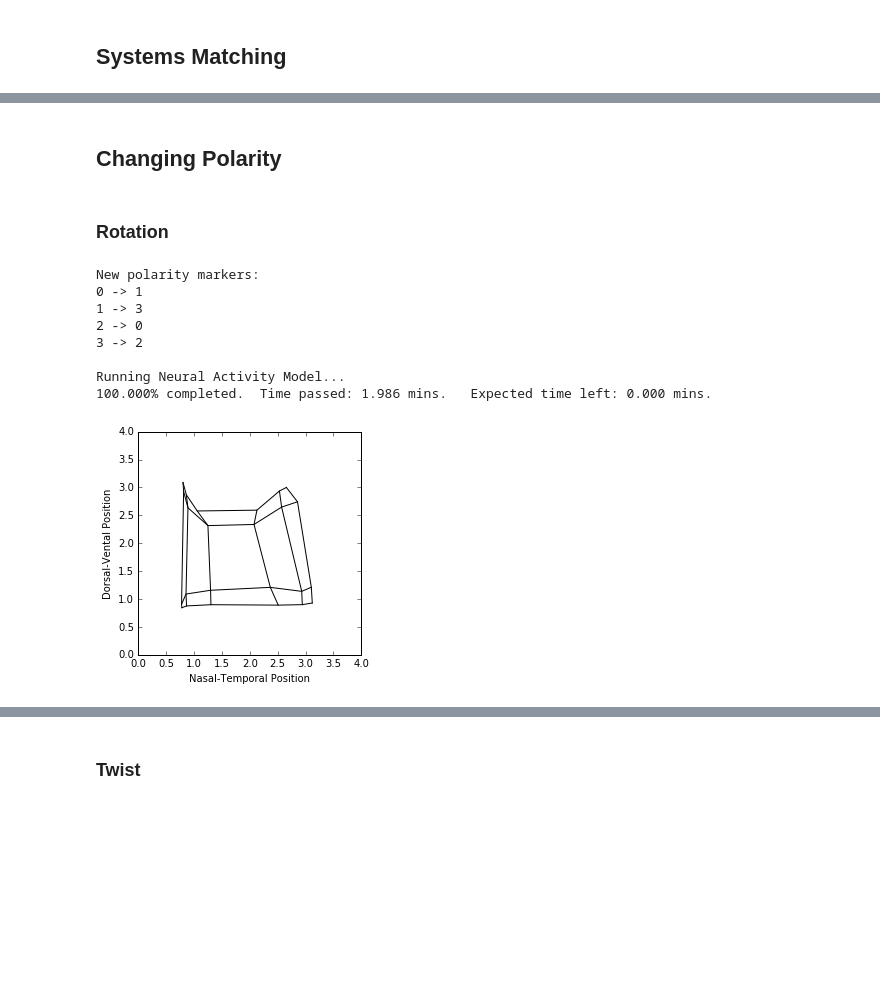
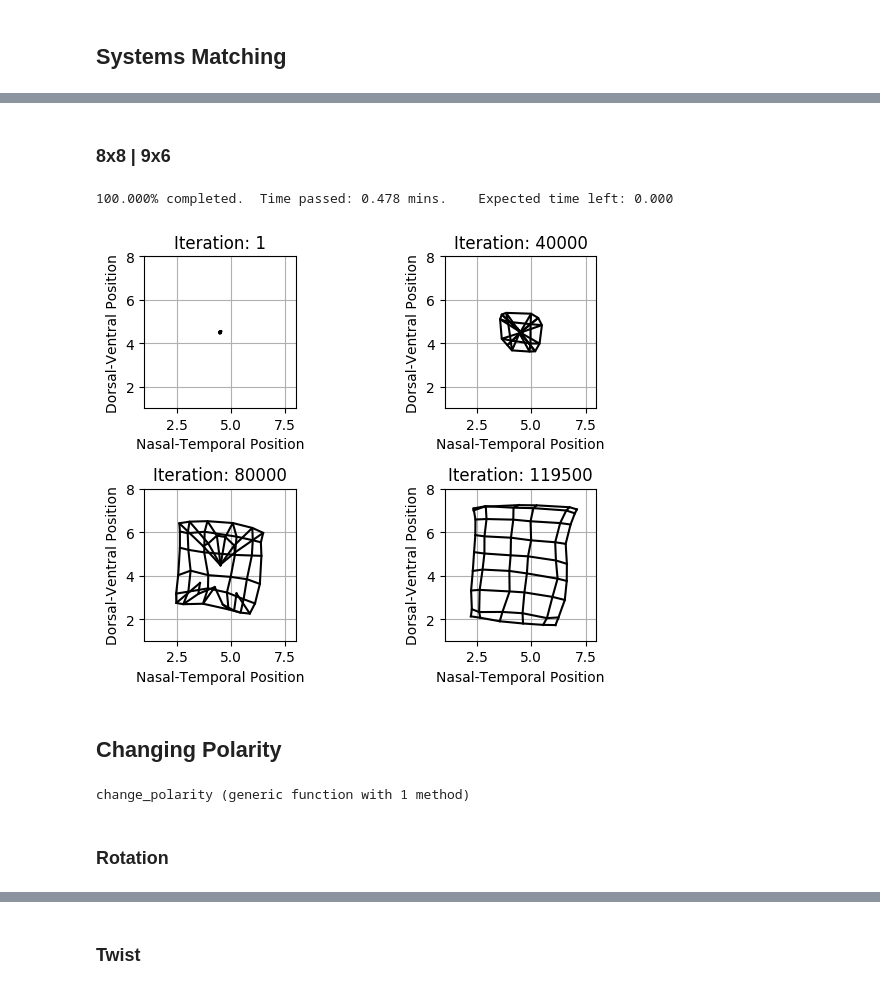
Before and after one commit to dkeitley/Map-Formation-Models, a Jupyter notebook: Neural_Activity_Model.ipynb, the cells around one changed output, grey strips where cells are left out. Saved outputs shown, nothing was run; the diff lists cells and outputs as text; code cells hidden in the pictures; blank space fills up the shorter version.

```diff
--- a/Neural_Activity_Model.ipynb
+++ b/Neural_Activity_Model.ipynb
@@ -659,2 +677,11 @@ plot_map(rfc3,5,5,4,6)
+# %% [markdown]
+### 8x8 | 9x6
+# %%
+am4 = ActivityModel(8,8,9,6,get_tec_pms(9,6));
+run(am4,120000);
+plot_map(am4)
+# %% [output]
+100.000% completed.  Time passed: 0.478 mins.    Expected time left: 0.000
+[figure, added]
 # %% [markdown]
 ## Changing Polarity
@@ -715,18 +688,16 @@ def change_polarity(perm,iterations):
+# %%
+function change_polarity(perm,nk,nl)
+    tec_pms = get_tec_pms(nk,nl)
+    cop = copy(tec_pms)
+    display()
+    for n in 1:4
+        tec_pms[n] = cop[perm[n]]
+    end
+
+    return tec_pms
+
+end
+# %% [output]
+change_polarity (generic function with 1 method)
 # %% [markdown]
 ### Rotation
-# %%
-(iw4,rfc4) = change_polarity([1,3,0,2],60000)
-# %% [output]
-New polarity markers:
-0 -> 1
-1 -> 3
-2 -> 0
-3 -> 2
-
-Running Neural Activity Model...
-100.000% completed.  Time passed: 1.986 mins.   Expected time left: 0.000 mins.
-# %%
-reset_sheet_params(5,5,4,6)
-plot_map(rfc4,5,5,4,6)
-# %% [output]
-[figure, removed]
```
Also changed, not shown: parts of 58 cells of this notebook, 3 other files.
